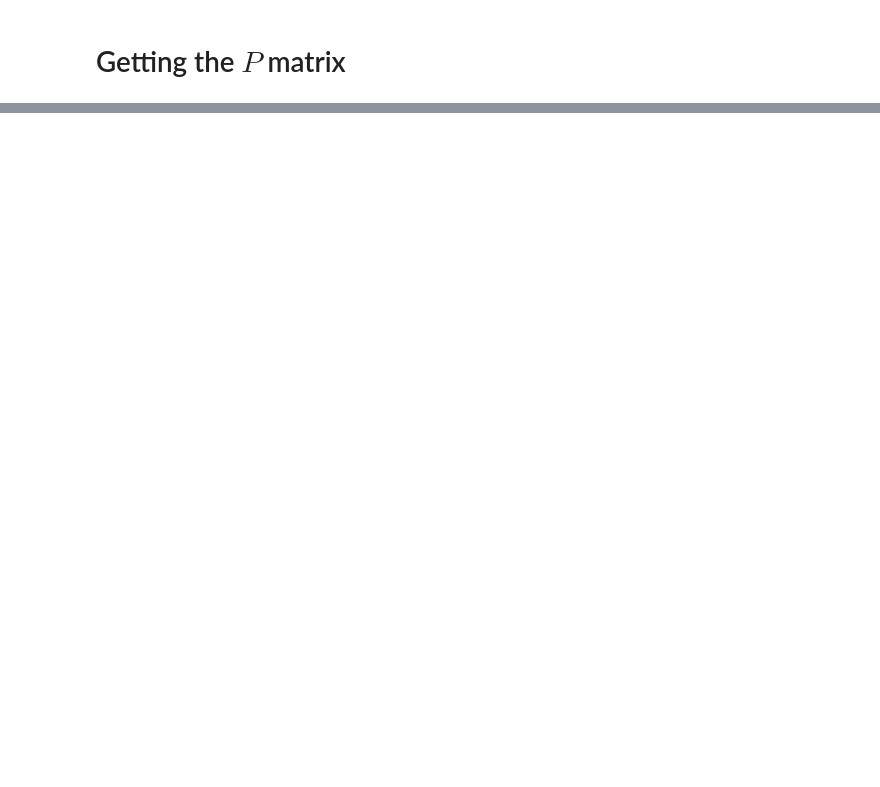
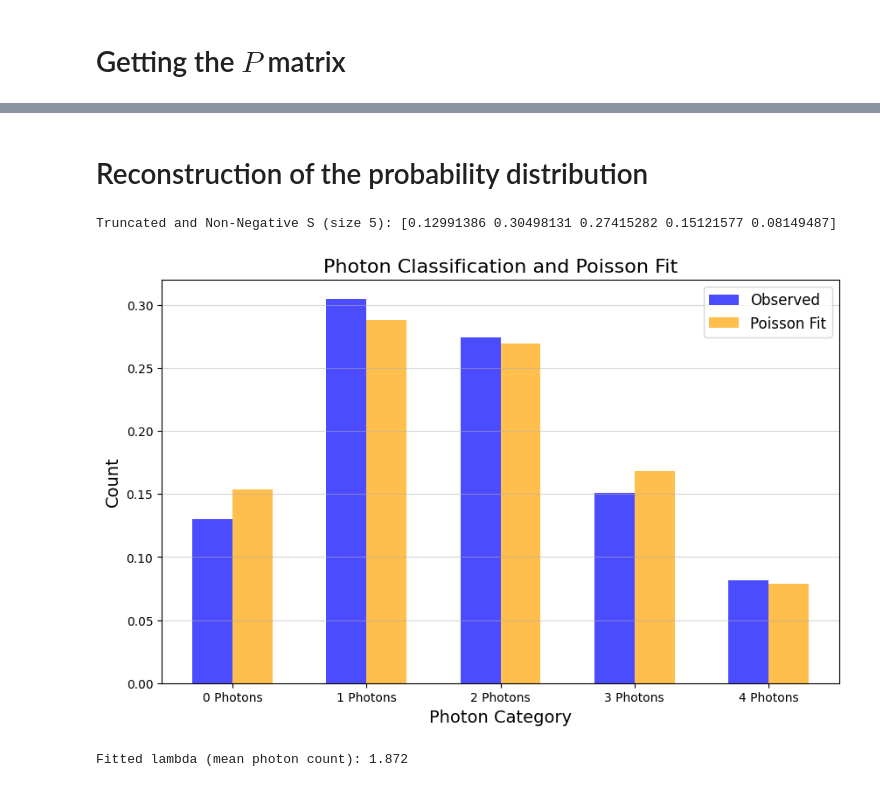
Before and after one commit to daalopezm/P_SNSPD_ID281-SYS-4D, a Jupyter notebook: measurement.ipynb, the cells around one changed output, grey strips where cells are left out. Saved outputs shown, nothing was run; the diff lists cells and outputs as text; code cells hidden in the pictures; blank space fills up the shorter version.

```diff
--- a/measurement.ipynb
+++ b/measurement.ipynb
@@ -300,0 +338,71 @@ Optimized P:
+# %% [markdown]
+# Reconstruction of the probability distribution
+# %%
+from scipy.optimize import nnls
+
+def truncate_and_nnls(P, Q, k):
+    """
+    Truncate P to a k x k matrix and solve for S using non-negative least squares.
+
+    Parameters:
+    - P: Transition matrix (2D numpy array).
+    - Q: Observed statistics vector (1D numpy array).
+    - k: Size to truncate P to (integer).
+
+    Returns:
+    - Non-negative solution S for the truncated system.
+    """
+    # Truncate P to a k x k matrix
+    P_truncated = P[:k, :k]
+    Q_truncated = Q[:k]
+
+    # Solve using NNLS
+    S_truncated, _ = nnls(P_truncated, Q_truncated)
+
+    return S_truncated
+
+# Example usage
+k = 5
+S_truncated_nnls = truncate_and_nnls(P_optimized, probabilities, k)
+
+print(f"Truncated and Non-Negative S (size {k}):", S_truncated_nnls)
+
+
+# Define a function for Poisson fitting
+def poisson_scaled(k, lamb):
+    """Poisson PMF scaled to match the observed total count."""
+    return poisson.pmf(k, lamb)
+
+# Fit the Poisson distribution to the observed counts
+popt, _ = curve_fit(poisson_scaled, categories, S_truncated_nnls , p0=[1])  # Initial guess for lambda=1
+fitted_lambda = popt[0]
+
+# Generate the fitted Poisson counts
+poisson_fit_counts = poisson_scaled(categories, fitted_lambda)
+
+# Plot the histogram and Poisson fit
+plt.figure(figsize=(10, 6))
+
+# Observed counts
+plt.bar(categories - 0.2, S_truncated_nnls , width=0.4, label='Observed', color='blue', alpha=0.7)
+
+# Poisson fit
+plt.bar(categories + 0.2, poisson_fit_counts, width=0.4, label='Poisson Fit', color='orange', alpha=0.7)
+
+# Customize the plot
+plt.title('Photon Classification and Poisson Fit', fontsize=16)
+plt.xlabel('Photon Category', fontsize=14)
+plt.ylabel('Count', fontsize=14)
+plt.xticks(categories, [f'{c} Photons' for c in categories])
+plt.legend(fontsize=12)
+plt.grid(axis='y', alpha=0.5)
+
+# Show the plot
+plt.show()
+
+# Print the fitted lambda
+print(f"Fitted lambda (mean photon count): {fitted_lambda:.3f}")
+# %% [output]
+Truncated and Non-Negative S (size 5): [0.12991386 0.30498131 0.27415282 0.15121577 0.08149487]
+[figure, added]
+Fitted lambda (mean photon count): 1.872
```
Also changed, not shown: parts of 3 cells of this notebook.
